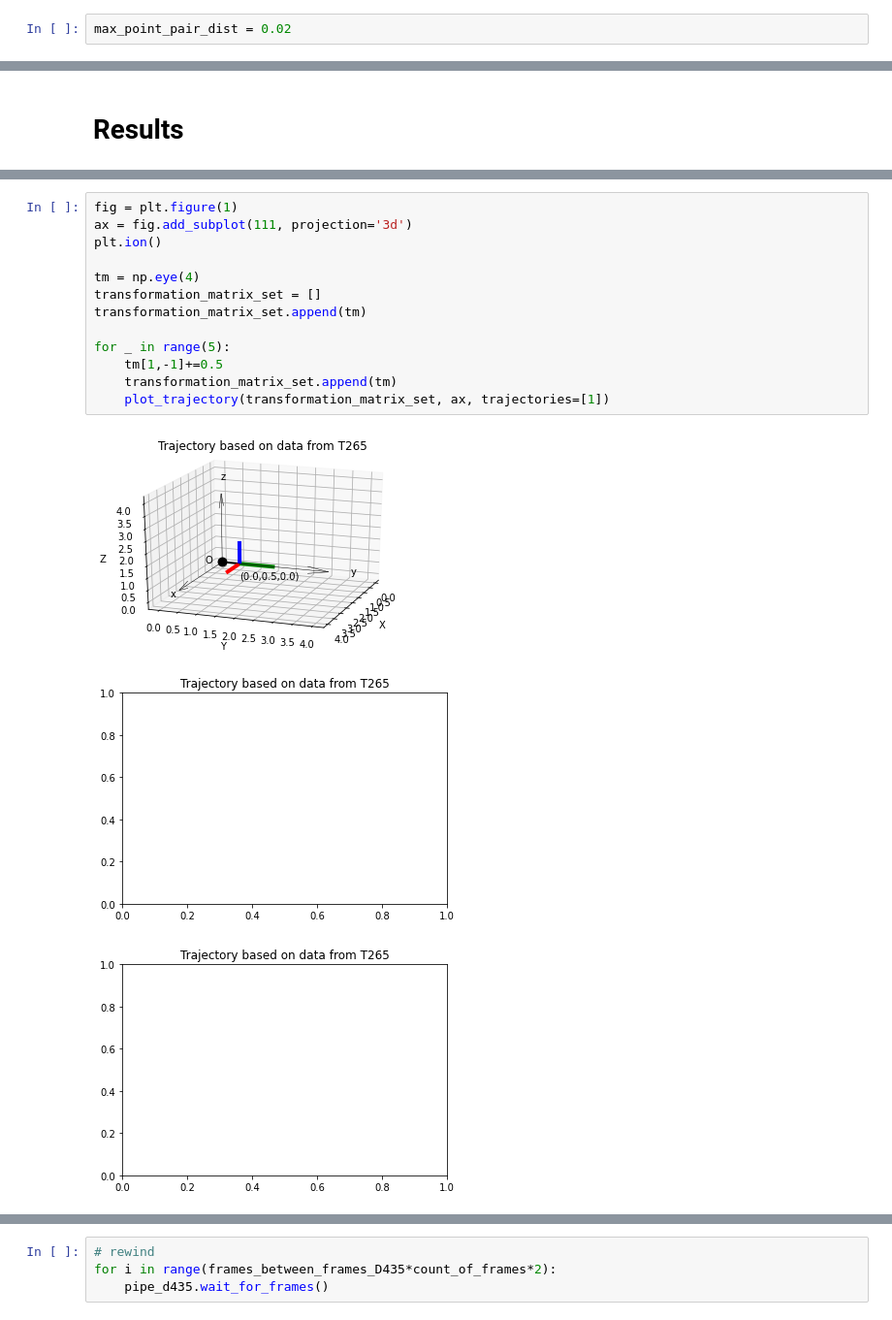
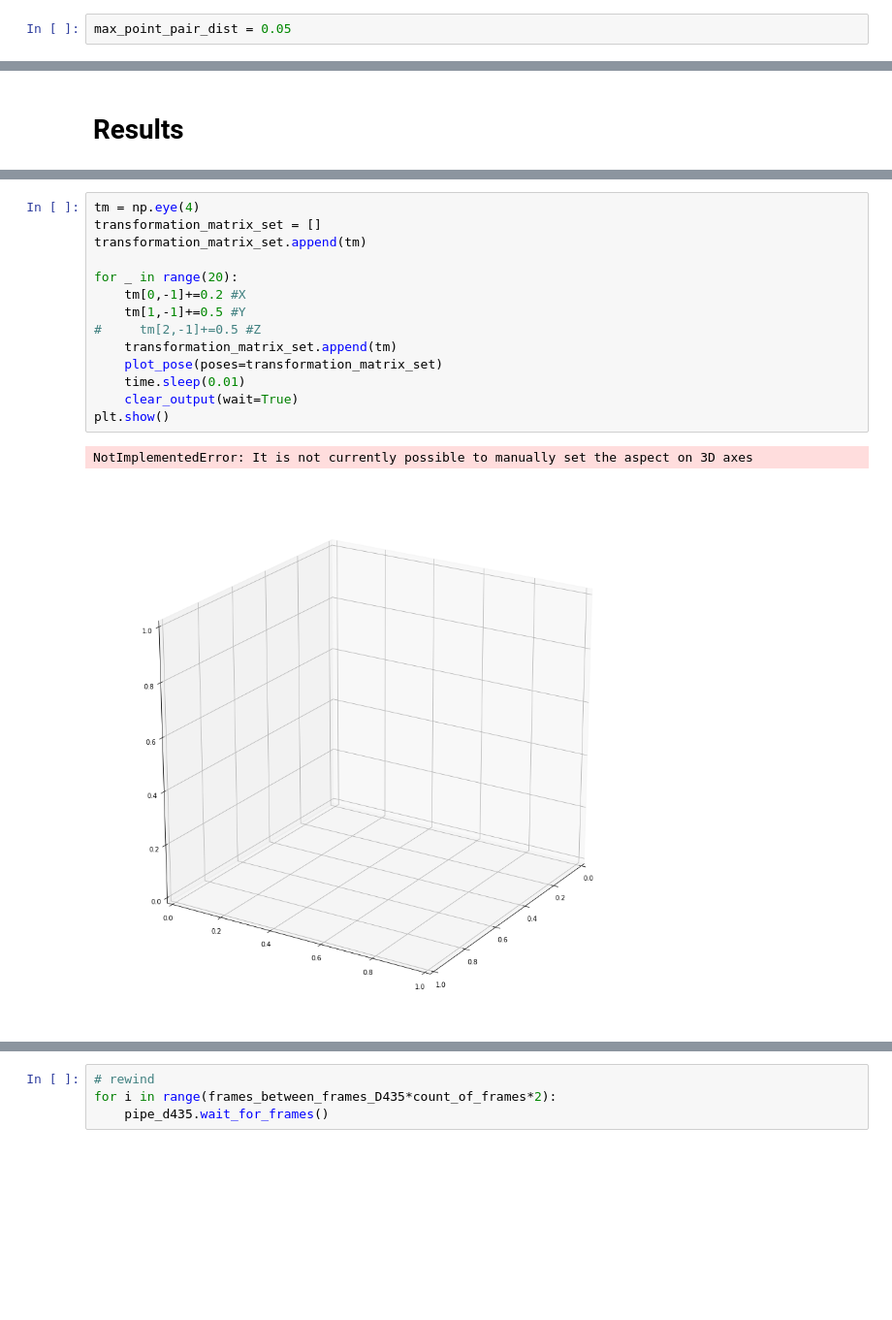
Before and after one commit to IlinValery/realsense_localization_depth_to_map, a Jupyter notebook: two_frames_analysis.ipynb, the cells around one changed output, grey strips where cells are left out. Shown at 97% size. Saved outputs shown, nothing was run; the diff lists cells and outputs as text; blank space fills up the shorter version.

Commit message:
updated frames analysis and icp trajectories

```diff
--- a/two_frames_analysis.ipynb
+++ b/two_frames_analysis.ipynb
@@ -314,7 +314,7 @@ Wall time: 740 ms
 # %%
 init = T_d2_wrt_d1 # does not help much ?
 # %%
-max_point_pair_dist = 0.02
+max_point_pair_dist = 0.05
 # %% [markdown]
 ### Evaliate init guess
 # %%
@@ -435,17 +507,17 @@ T_d2_wrt_w[1,-1]
 # %%
-fig = plt.figure(1)
-ax = fig.add_subplot(111, projection='3d')
-plt.ion()
-
 tm = np.eye(4)
 transformation_matrix_set = []
 transformation_matrix_set.append(tm)
 
-for _ in range(5):
-    tm[1,-1]+=0.5
+for _ in range(20):
+    tm[0,-1]+=0.2 #X
+    tm[1,-1]+=0.5 #Y
+#     tm[2,-1]+=0.5 #Z
     transformation_matrix_set.append(tm)
-    plot_trajectory(transformation_matrix_set, ax, trajectories=[1])
+    plot_pose(poses=transformation_matrix_set)
+    time.sleep(0.01)
+    clear_output(wait=True)
+plt.show()
 # %% [output]
+NotImplementedError: It is not currently possible to manually set the aspect on 3D axes
-[figure, old version]
+[figure, new version]
-[figure, removed]
-[figure, removed]
```
Also changed, not shown: parts of 10 cells of this notebook, 3 other files.
